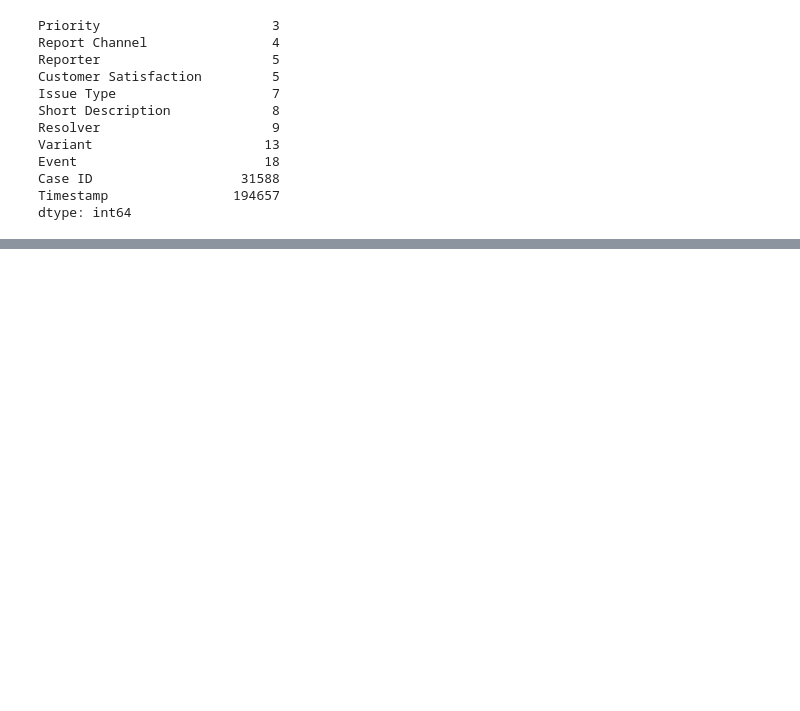
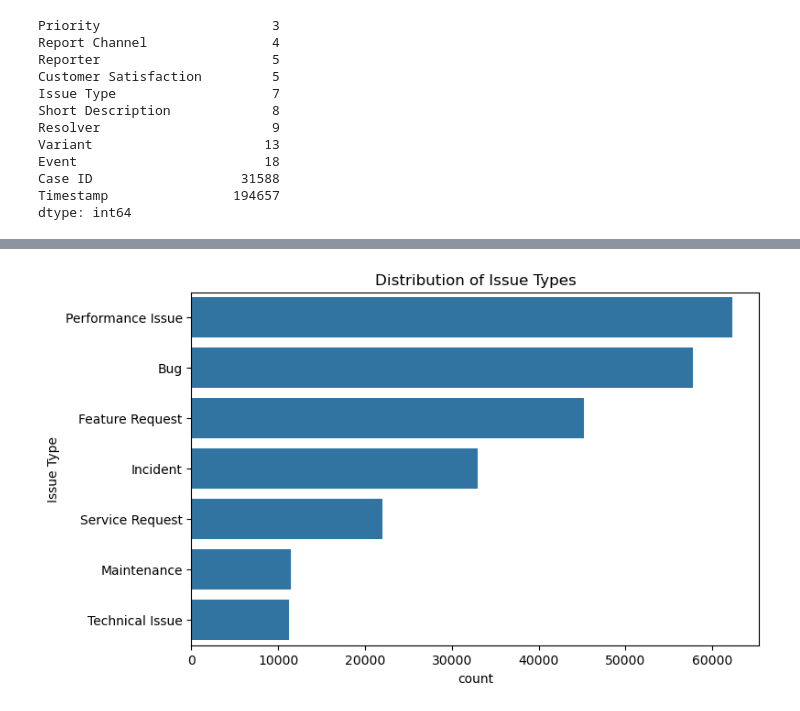
Before and after one commit to creyes25/ML-AI-Capstone-Project, a Jupyter notebook: Capstone_Jupyter.ipynb, the cells around one changed output, grey strips where cells are left out. Saved outputs shown, nothing was run; the diff lists cells and outputs as text; code cells hidden in the pictures; blank space fills up the shorter version.

```diff
--- a/Capstone_Jupyter.ipynb
+++ b/Capstone_Jupyter.ipynb
@@ -109,0 +143,8 @@ dtype: int64
+# %%
+# Issue Type Distribution
+plt.figure(figsize=(8,5))
+sns.countplot(data=data, y='Issue Type', order=data['Issue Type'].value_counts().index)
+plt.title('Distribution of Issue Types')
+plt.show()
+# %% [output]
+[figure, added]
```
Also changed, not shown: parts of 6 cells of this notebook.
